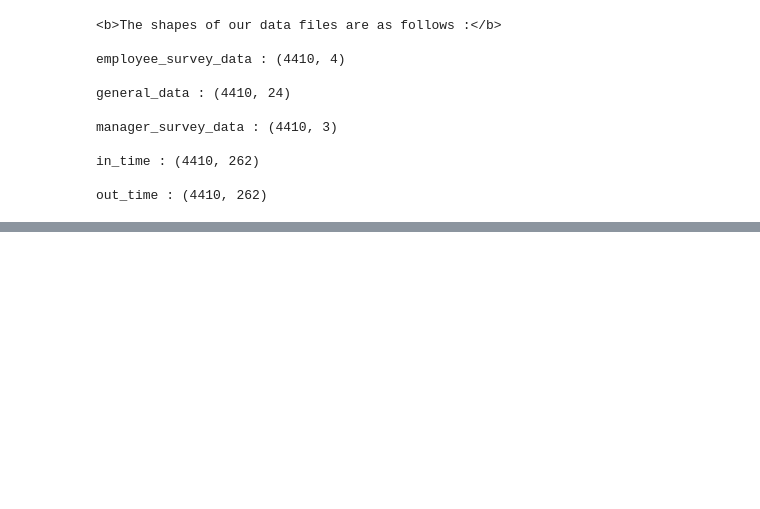
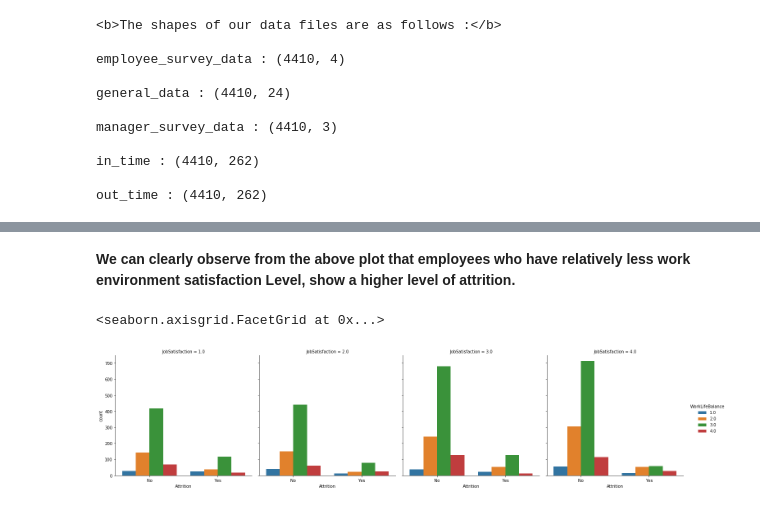
Before and after one commit to Titashmkhrj/HR_analytics_project, a Jupyter notebook: code_file.ipynb, the cells around one changed output, grey strips where cells are left out. Saved outputs shown, nothing was run; the diff lists cells and outputs as text; code cells hidden in the pictures; blank space fills up the shorter version.

```diff
--- a/code_file.ipynb
+++ b/code_file.ipynb
@@ -125,0 +349,8 @@ out_time : (4410, 262)
+# %% [markdown]
+**We can clearly observe from the above plot that employees who have relatively less work environment satisfaction Level, show a higher level of attrition.**
+# %%
+# JobSatisfaction, WorklifeBalance and Attirtion
+sns.catplot(x='Attrition', hue='WorkLifeBalance', col='JobSatisfaction', data=data, kind='count')
+# %% [output]
+<seaborn.axisgrid.FacetGrid at 0x...>
+[figure, added]
```
Also changed, not shown: parts of 114 cells of this notebook.
